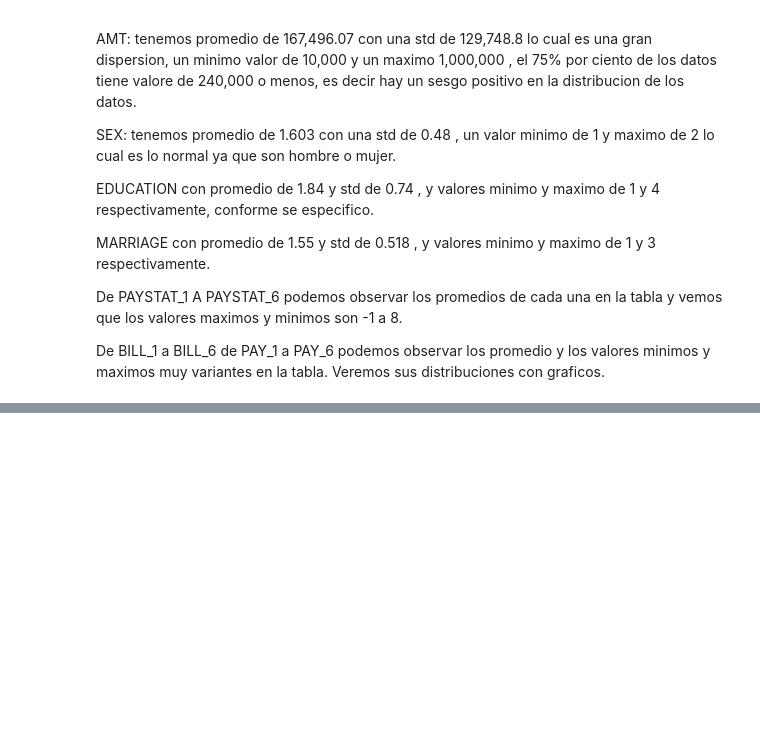
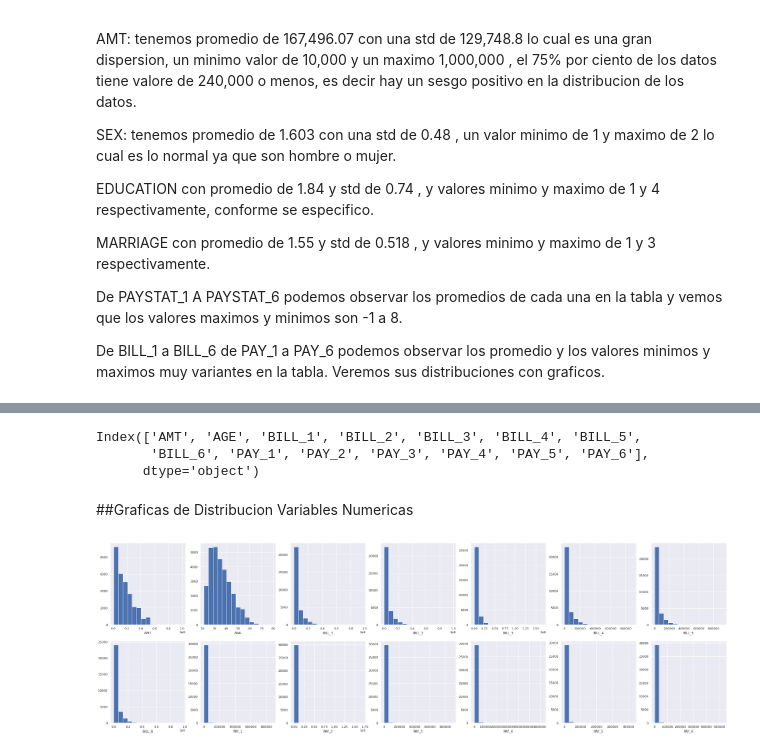
Before and after one commit to PosgradoMNA/actividades-de-aprendizaje-a00351269, a Jupyter notebook: Actividad6DS.ipynb, the cells around one changed output, grey strips where cells are left out. Drawn from its saved outputs; the diff is of its cells as text; code cells hidden in the pictures; blank space fills up the shorter version.

```diff
--- a/Actividad6DS.ipynb
+++ b/Actividad6DS.ipynb
@@ -663,0 +1071,20 @@ De BILL_1 a BILL_6 de PAY_1 a PAY_6 podemos observar los promedio y los valores
+# %%
+numericas=x_pca.columns
+numericas
+# %% [output]
+Index(['AMT', 'AGE', 'BILL_1', 'BILL_2', 'BILL_3', 'BILL_4', 'BILL_5',
+       'BILL_6', 'PAY_1', 'PAY_2', 'PAY_3', 'PAY_4', 'PAY_5', 'PAY_6'],
+      dtype='object')
+# %% [markdown]
+##Graficas de Distribucion Variables Numericas
+# %%
+sns.set(rc={'figure.figsize':(40,12)})
+fig, axes = plt.subplots(2, 7)
+i = 0
+for col in df2[numericas].columns:
+  plt.subplot(2, 7,i+1)
+  plt.hist(df2[col], bins=15)
+  plt.xlabel(df2[numericas].columns[i])
+  i = i + 1
+# %% [output]
+[figure, added]
```
Also changed, not shown: parts of 58 cells of this notebook.
